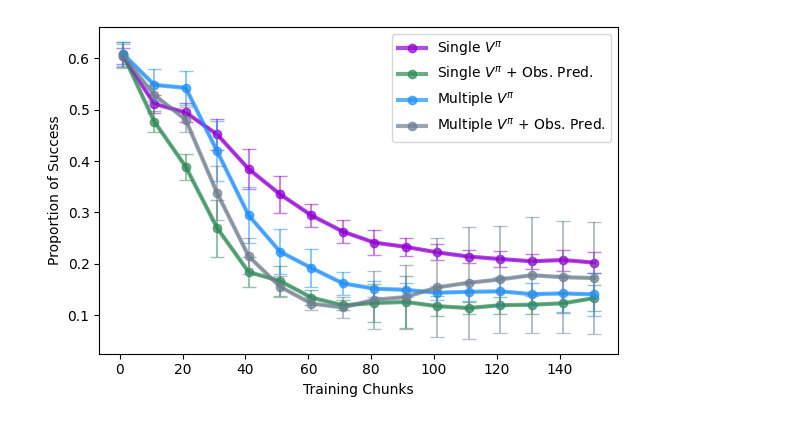
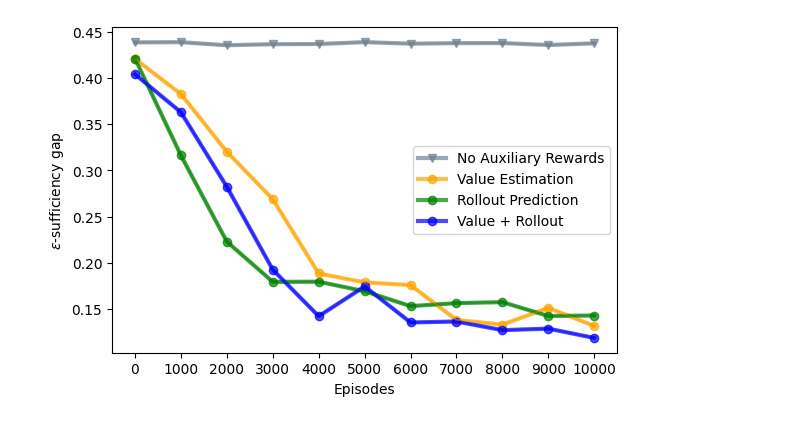
Before and after one commit to dkornai/emergent-beliefs, a Jupyter notebook: analyse.ipynb, the cells around one changed output. Saved outputs shown, nothing was run; the diff lists cells and outputs as text; code cells hidden in the pictures.

```diff
--- a/analyse.ipynb
+++ b/analyse.ipynb
@@ -139,53 +60,29 @@ def extractor(folder, max_i):
+# %%
+folders = {
+    'res_no_aux': {'line_label': 'No Auxiliary Rewards', 'color': 'slategray', 'marker': 'v'},
+    'res_val_aux': {'line_label': 'Value Estimation', 'color': 'orange', 'marker': 'o'},
+    'res_pred_aux': {'line_label': 'Rollout Prediction', 'color': 'green', 'marker': 'o'},
+    'res_both_aux': {'line_label': 'Value + Rollout', 'color': 'blue', 'marker': 'o'},
+}
 # %%
 x = 'index'
-#x = 'linear'
-#y = 'success_rate'
-y = 'linear'
+y = 'tv_linear'
 
 plt.figure(figsize=(6,4))
+for fold, props in folders.items():
 
-mean_df, std_df, sem_df = extractor('test1',25)
-#print(mean_df)
-#print(std_df)
-col = 'darkviolet'
+    mean_df, std_df, sem_df = extractor(fold, count_num_replicates(fold))
 
-plt.plot(mean_df[x], mean_df[y], c=col, linewidth=3, label = 'Single $V^\pi$', alpha=0.7, marker='o')
-#plt.fill_between(mean_df[x], mean_df[y] - std_df[y], mean_df[y] + std_df[y], color=col, alpha=0.1)
-plt.errorbar(mean_df[x], mean_df[y],  std_df[y], color=col, alpha=0.5, capsize = 5)
+    plt.plot(mean_df[x], mean_df[y], c=props['color'], linewidth=3, label = props['line_label'], alpha=0.7, marker=props['marker'])
+    plt.errorbar(mean_df[x], mean_df[y],  std_df[y], color=props['color'], alpha=0.5, capsize = 5)
 
 
-mean_df, std_df, sem_df = extractor('test3',25)
-#print(mean_df)
-#print(std_df)
-col = 'seagreen'
-
-plt.plot(mean_df[x], mean_df[y], c=col, linewidth=3, label = 'Single $V^\pi$ + Obs. Pred.', alpha=0.7, marker='o')
-#plt.fill_between(mean_df[x], mean_df[y] - std_df[y], mean_df[y] + std_df[y], color=col, alpha=0.1)
-plt.errorbar(mean_df[x], mean_df[y],  std_df[y], color=col, alpha=0.5, capsize = 5)
-col = 'dodgerblue'
-
-mean_df, std_df, sem_df = extractor('test2',25)
-#print(mean_df)
-#print(std_df)
-
-plt.plot(mean_df[x], mean_df[y], c=col, linewidth=3, label = 'Multiple $V^\pi$', alpha=0.7, marker='o')
-#plt.fill_between(mean_df[x], mean_df[y] - std_df[y], mean_df[y] + std_df[y], color=col, alpha=0.1)
-plt.errorbar(mean_df[x], mean_df[y],  std_df[y], color=col, alpha=0.5, capsize = 5)
-
-mean_df, std_df, sem_df = extractor('test4',20)
-#print(mean_df)
-#print(std_df)
-col = 'slategray'
-
-plt.plot(mean_df[x], mean_df[y], c=col, linewidth=3, label = 'Multiple $V^\pi$ + Obs. Pred.', alpha=0.7, marker='o')
-#plt.fill_between(mean_df[x], mean_df[y] - std_df[y], mean_df[y] + std_df[y], color=col, alpha=0.1)
-plt.errorbar(mean_df[x], mean_df[y],  std_df[y], color=col, alpha=0.5, capsize = 5)
-
-plt.xlabel("Training Chunks")
-plt.ylabel("Proportion of Success")
+plt.xlabel("Episodes")
+plt.xticks(mean_df[x], [f"{int(i-1)*100}" for i in mean_df[x]])
+plt.ylabel("$\epsilon$-sufficiency gap")
 plt.legend()
 plt.tight_layout()
 #plt.gca.invert_xaxis()
 #plt.savefig("figures/train_succ.pdf")
 # %% [output]
-[figure, old version]
+[figure, new version]
```
Also changed, not shown: parts of 7 cells of this notebook, 9 other files.
